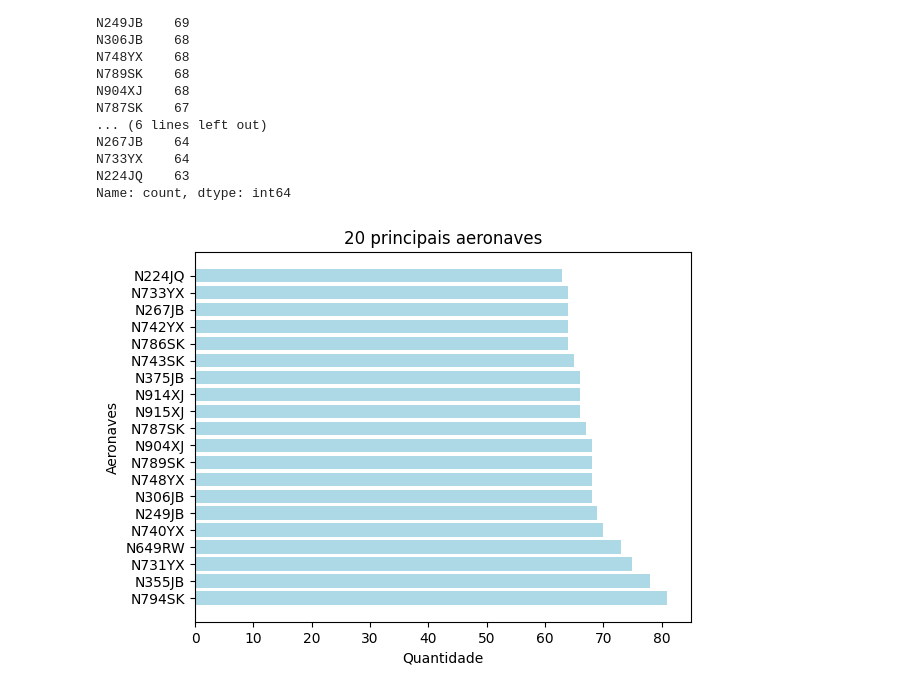
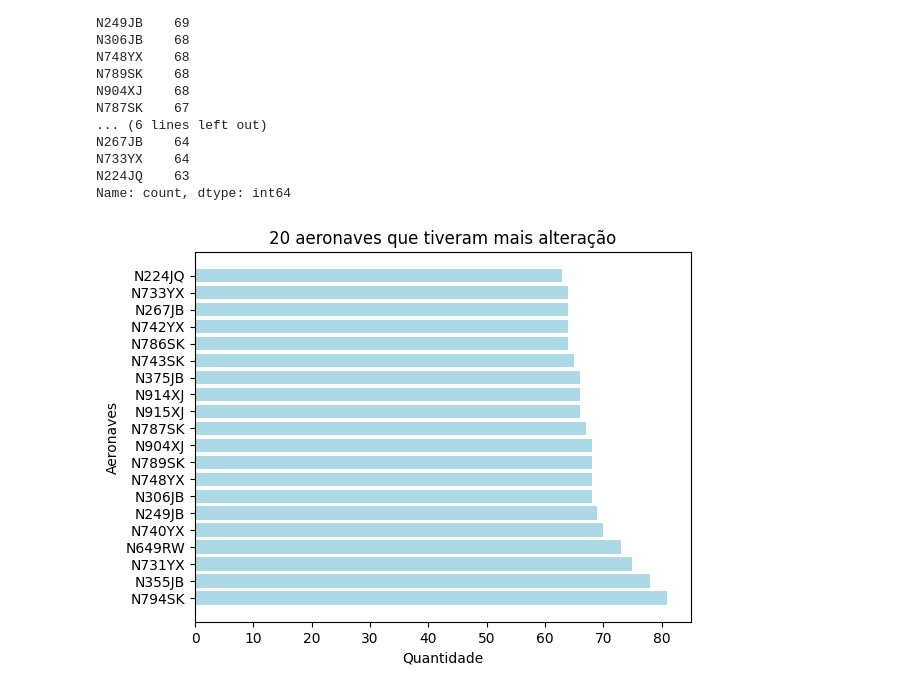
Before and after one commit to Wectornanime/facul_bigdata, a Jupyter notebook: ats/at 2/main.ipynb, the cells around one changed output. Cells and saved outputs as stored; diff of their text form; code cells hidden in the pictures.

```diff
--- a/ats/at 2/main.ipynb
+++ b/ats/at 2/main.ipynb
@@ -166,9 +166,9 @@ N224JQ    63
 Name: count, dtype: int64
 # %%
 plt.barh(df_tailNumber.index.astype(str), df_tailNumber, color='lightblue')
-plt.title("20 principais aeronaves")
+plt.title("20 aeronaves que tiveram mais alteração")
 plt.xlabel("Quantidade")
 plt.ylabel("Aeronaves")
 plt.show()
 # %% [output]
-[figure, old version]
+[figure, new version]
```
Also changed, not shown: parts of 1 cell of this notebook.
